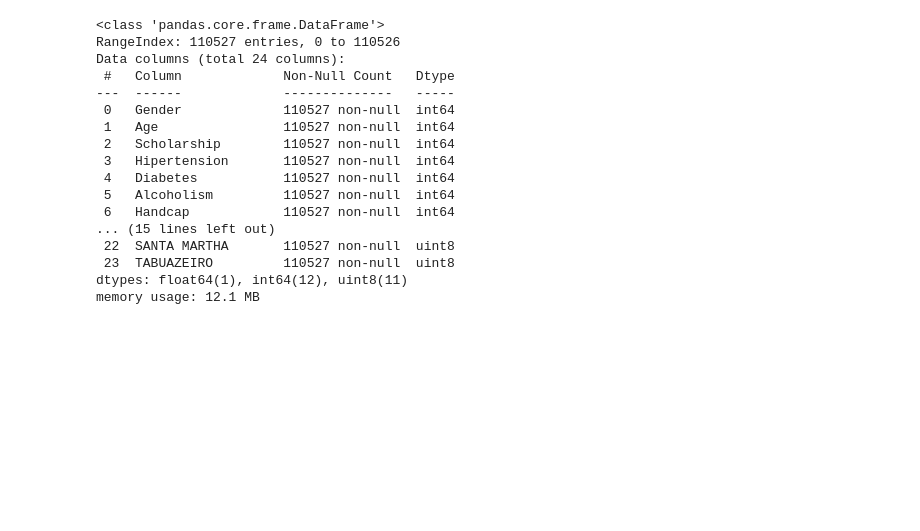
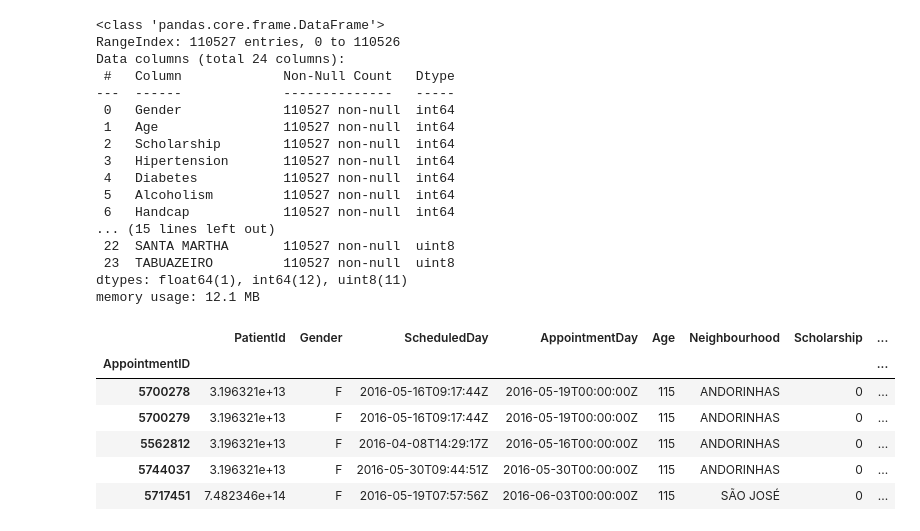
Before and after one commit to javier-pradera/Project-Week-8-Final-Project, a Jupyter notebook: your-project/code/Data cleaning/Appointment No-Show prediction.ipynb, the cells around one changed output. Cells and saved outputs as stored; diff of their text form; code cells hidden in the pictures; blank space fills up the shorter version.

```diff
--- a/your-project/code/Data cleaning/Appointment No-Show prediction.ipynb
+++ b/your-project/code/Data cleaning/Appointment No-Show prediction.ipynb
@@ -327,3 +333,13 @@ memory usage: 12.1 MB
 # %%
 # I finish the data cleaning by exporting the resulting data frame to a CSV file:
 appointments_dummies.to_csv('Appointments_dataset_clean.csv')
+# %%
+appointments_raw[appointments_raw.Age > 110]
+# %% [output]
+|  | PatientId | Gender | ScheduledDay | AppointmentDay | Age | Neighbourhood | Scholarship | ... |
+| AppointmentID |  |  |  |  |  |  |  | ... |
+| 5700278 | 3.196321e+13 | F | 2016-05-16T09:17:44Z | 2016-05-19T00:00:00Z | 115 | ANDORINHAS | 0 | ... |
+| 5700279 | 3.196321e+13 | F | 2016-05-16T09:17:44Z | 2016-05-19T00:00:00Z | 115 | ANDORINHAS | 0 | ... |
+| 5562812 | 3.196321e+13 | F | 2016-04-08T14:29:17Z | 2016-05-16T00:00:00Z | 115 | ANDORINHAS | 0 | ... |
+| 5744037 | 3.196321e+13 | F | 2016-05-30T09:44:51Z | 2016-05-30T00:00:00Z | 115 | ANDORINHAS | 0 | ... |
+| 5717451 | 7.482346e+14 | F | 2016-05-19T07:57:56Z | 2016-06-03T00:00:00Z | 115 | SÃO JOSÉ | 0 | ... |
```
Also changed, not shown: parts of 5 cells of this notebook, 1 other file.
